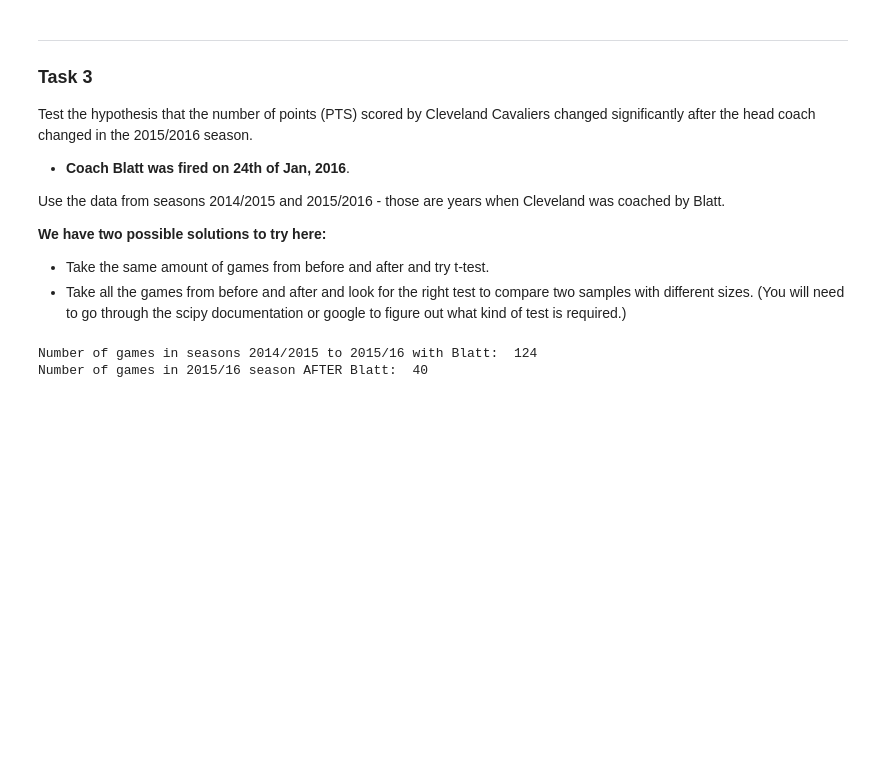
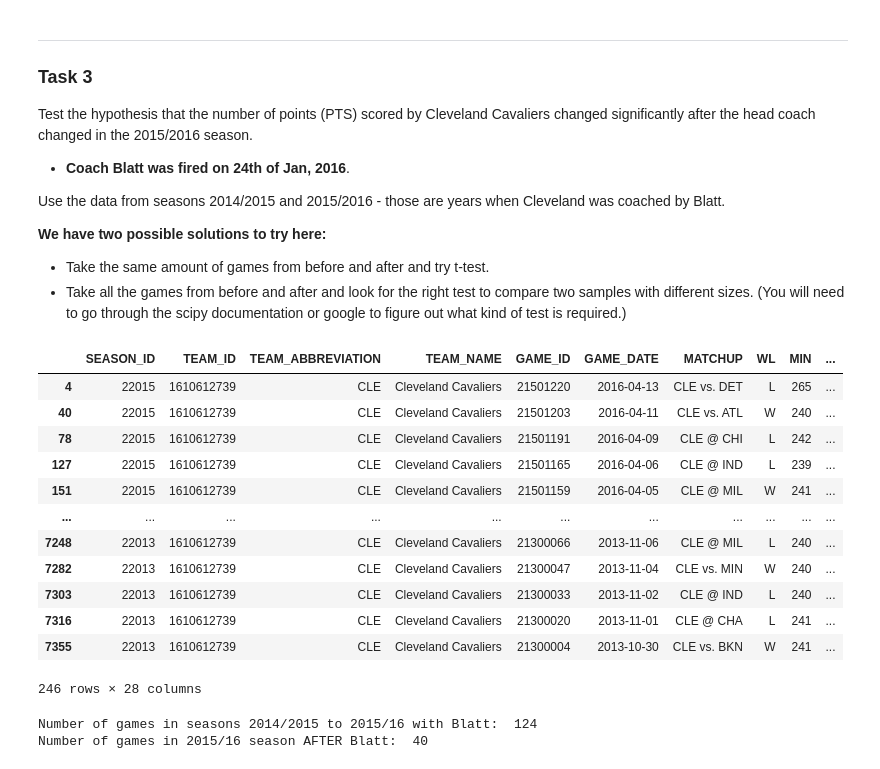
Before and after one commit to silvhua/probability_and_statistics_exercise, a Jupyter notebook: hypothesis_testing_exercise.ipynb, the cells around one changed output. Saved outputs shown, nothing was run; the diff lists cells and outputs as text; code cells hidden in the pictures; blank space fills up the shorter version.

```diff
--- a/hypothesis_testing_exercise.ipynb
+++ b/hypothesis_testing_exercise.ipynb
@@ -140,11 +140,26 @@ Use the data from seasons 2014/2015 and 2015/2016 - those are years when Clevela
 - Take the same amount of games from before and after and try t-test.
 - Take all the games from before and after and look for the right test to compare two samples with different sizes. (You will need to go through the scipy documentation or google to figure out what kind of test is required.)
 # %%
-
+dataClev = data[data['TEAM_NAME'] == 'Cleveland Cavaliers']
+dataClev
 # Experiment with how to extract game date
 
 # for i in dataClev['GAME_DATE']:
 #     print(i[0:5])
+# %% [output]
+|  | SEASON_ID | TEAM_ID | TEAM_ABBREVIATION | TEAM_NAME | GAME_ID | GAME_DATE | MATCHUP | WL | MIN | ... |
+| 4 | 22015 | 1610612739 | CLE | Cleveland Cavaliers | 21501220 | 2016-04-13 | CLE vs. DET | L | 265 | ... |
+| 40 | 22015 | 1610612739 | CLE | Cleveland Cavaliers | 21501203 | 2016-04-11 | CLE vs. ATL | W | 240 | ... |
+| 78 | 22015 | 1610612739 | CLE | Cleveland Cavaliers | 21501191 | 2016-04-09 | CLE @ CHI | L | 242 | ... |
+| 127 | 22015 | 1610612739 | CLE | Cleveland Cavaliers | 21501165 | 2016-04-06 | CLE @ IND | L | 239 | ... |
+| 151 | 22015 | 1610612739 | CLE | Cleveland Cavaliers | 21501159 | 2016-04-05 | CLE @ MIL | W | 241 | ... |
+| ... | ... | ... | ... | ... | ... | ... | ... | ... | ... | ... |
+| 7248 | 22013 | 1610612739 | CLE | Cleveland Cavaliers | 21300066 | 2013-11-06 | CLE @ MIL | L | 240 | ... |
+| 7282 | 22013 | 1610612739 | CLE | Cleveland Cavaliers | 21300047 | 2013-11-04 | CLE vs. MIN | W | 240 | ... |
+| 7303 | 22013 | 1610612739 | CLE | Cleveland Cavaliers | 21300033 | 2013-11-02 | CLE @ IND | L | 240 | ... |
+| 7316 | 22013 | 1610612739 | CLE | Cleveland Cavaliers | 21300020 | 2013-11-01 | CLE @ CHA | L | 241 | ... |
+| 7355 | 22013 | 1610612739 | CLE | Cleveland Cavaliers | 21300004 | 2013-10-30 | CLE vs. BKN | W | 241 | ... |
+246 rows × 28 columns
 # %%
 # ALL data in 2015 season with Coach Blatt
 dataBlatt = dataClev[(dataClev['SEASON_ID'] == 22015) & (dataClev['GAME_DATE'] < '2016-01-24')]
```
Also changed, not shown: parts of 5 cells of this notebook.
